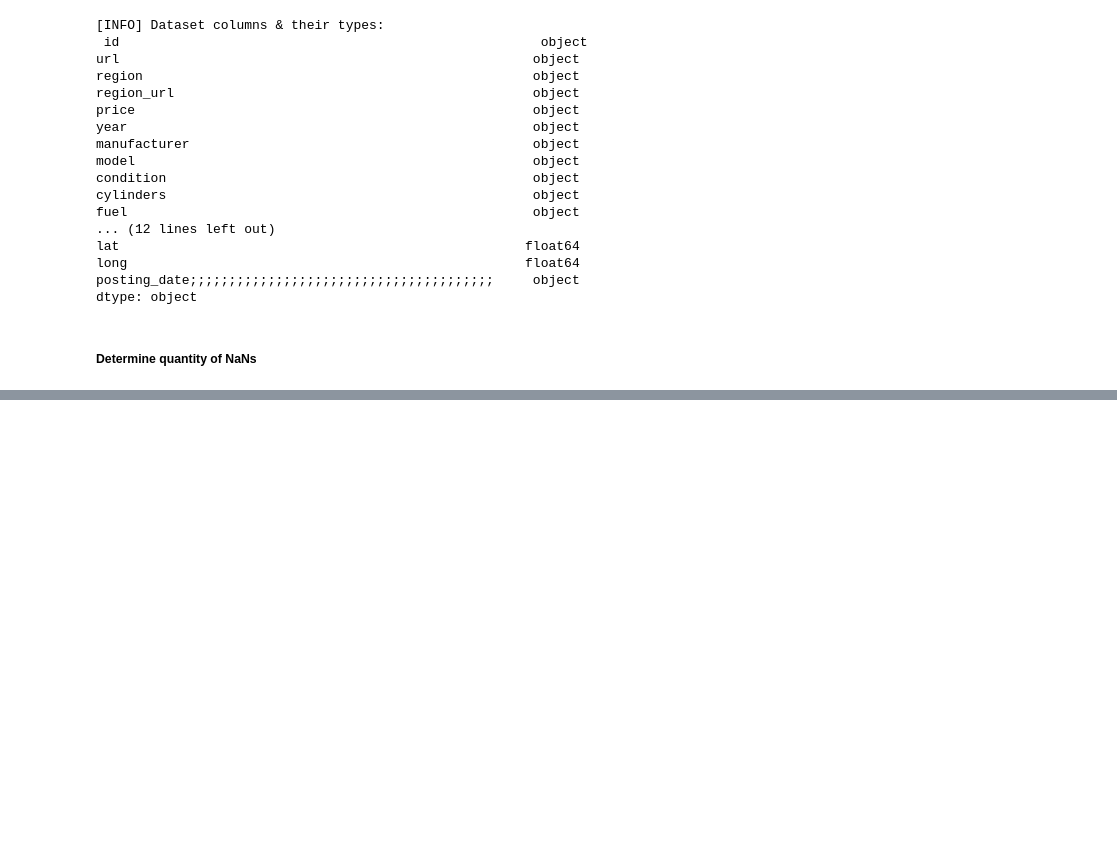
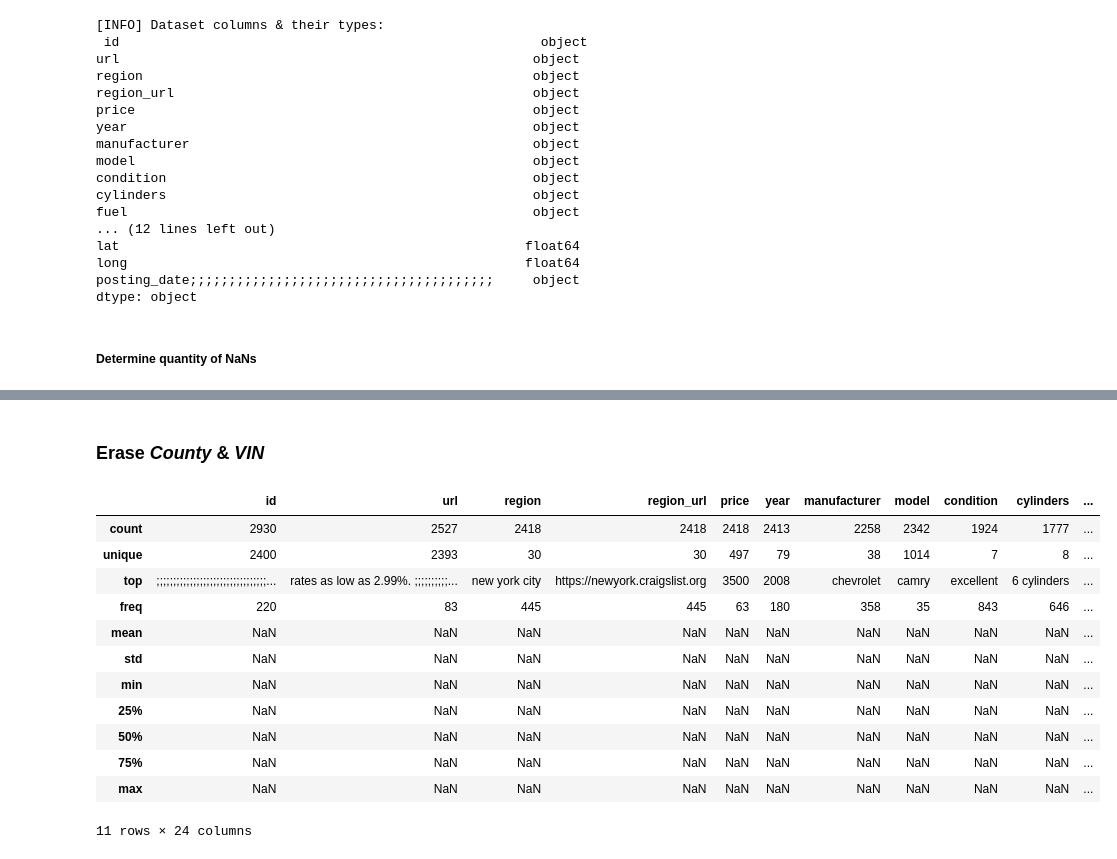
Before and after one commit to PepOrtinLopz/Kaggle, a Jupyter notebook: Kaggle.ipynb, the cells around one changed output, grey strips where cells are left out. Cells and saved outputs as stored; diff of their text form; code cells hidden in the pictures; blank space fills up the shorter version.

```diff
--- a/Kaggle.ipynb
+++ b/Kaggle.ipynb
@@ -125,0 +144,19 @@ As we can see in previous results, the main initial factors that should be revis
+# %% [markdown]
+### Erase ***County*** & ***VIN***
+# %%
+df = df.drop(['county', 'VIN'], axis=1)
+df.describe(include='all')
+# %% [output]
+|  | id | url | region | region_url | price | year | manufacturer | model | condition | cylinders | ... |
+| count | 2930 | 2527 | 2418 | 2418 | 2418 | 2413 | 2258 | 2342 | 1924 | 1777 | ... |
+| unique | 2400 | 2393 | 30 | 30 | 497 | 79 | 38 | 1014 | 7 | 8 | ... |
+| top | ;;;;;;;;;;;;;;;;;;;;;;;;;;;;;;;;;... | rates as low as 2.99%. ;;;;;;;;;;... | new york city | https://newyork.craigslist.org | 3500 | 2008 | chevrolet | camry | excellent | 6 cylinders | ... |
+| freq | 220 | 83 | 445 | 445 | 63 | 180 | 358 | 35 | 843 | 646 | ... |
+| mean | NaN | NaN | NaN | NaN | NaN | NaN | NaN | NaN | NaN | NaN | ... |
+| std | NaN | NaN | NaN | NaN | NaN | NaN | NaN | NaN | NaN | NaN | ... |
+| min | NaN | NaN | NaN | NaN | NaN | NaN | NaN | NaN | NaN | NaN | ... |
+| 25% | NaN | NaN | NaN | NaN | NaN | NaN | NaN | NaN | NaN | NaN | ... |
+| 50% | NaN | NaN | NaN | NaN | NaN | NaN | NaN | NaN | NaN | NaN | ... |
+| 75% | NaN | NaN | NaN | NaN | NaN | NaN | NaN | NaN | NaN | NaN | ... |
+| max | NaN | NaN | NaN | NaN | NaN | NaN | NaN | NaN | NaN | NaN | ... |
+11 rows × 24 columns
```
Also changed, not shown: parts of 4 cells of this notebook.
